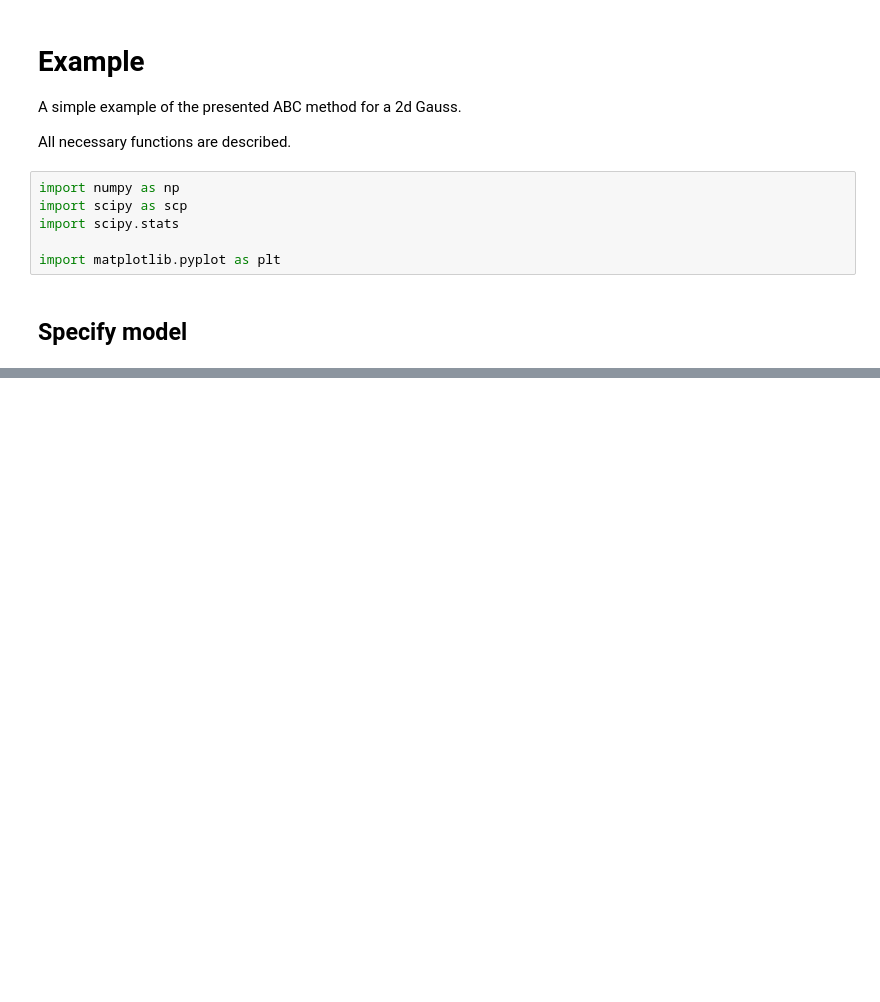
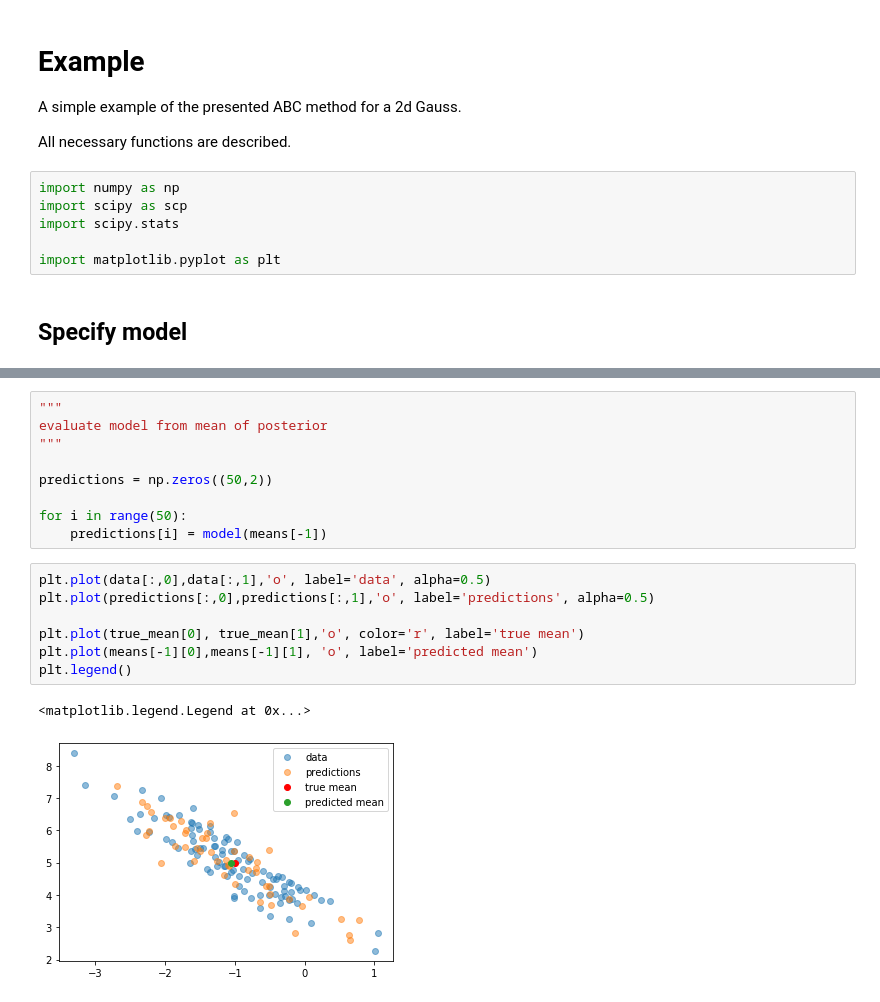
Before and after one commit to berenslab/abc-ribbon, a Jupyter notebook: generalized_method/Example_fit.ipynb, the cells around one changed output, grey strips where cells are left out. Cells and saved outputs as stored; diff of their text form; blank space fills up the shorter version.

```diff
--- a/generalized_method/Example_fit.ipynb
+++ b/generalized_method/Example_fit.ipynb
@@ -118,0 +382,19 @@ plt.ylim(-10,10)
+# %%
+"""
+evaluate model from mean of posterior
+"""
+
+predictions = np.zeros((50,2))
+
+for i in range(50):
+    predictions[i] = model(means[-1])
+# %%
+plt.plot(data[:,0],data[:,1],'o', label='data', alpha=0.5)
+plt.plot(predictions[:,0],predictions[:,1],'o', label='predictions', alpha=0.5)
+
+plt.plot(true_mean[0], true_mean[1],'o', color='r', label='true mean')
+plt.plot(means[-1][0],means[-1][1], 'o', label='predicted mean')
+plt.legend()
+# %% [output]
+<matplotlib.legend.Legend at 0x...>
+[figure, added]
```
Also changed, not shown: parts of 20 cells of this notebook, 1 other file.
